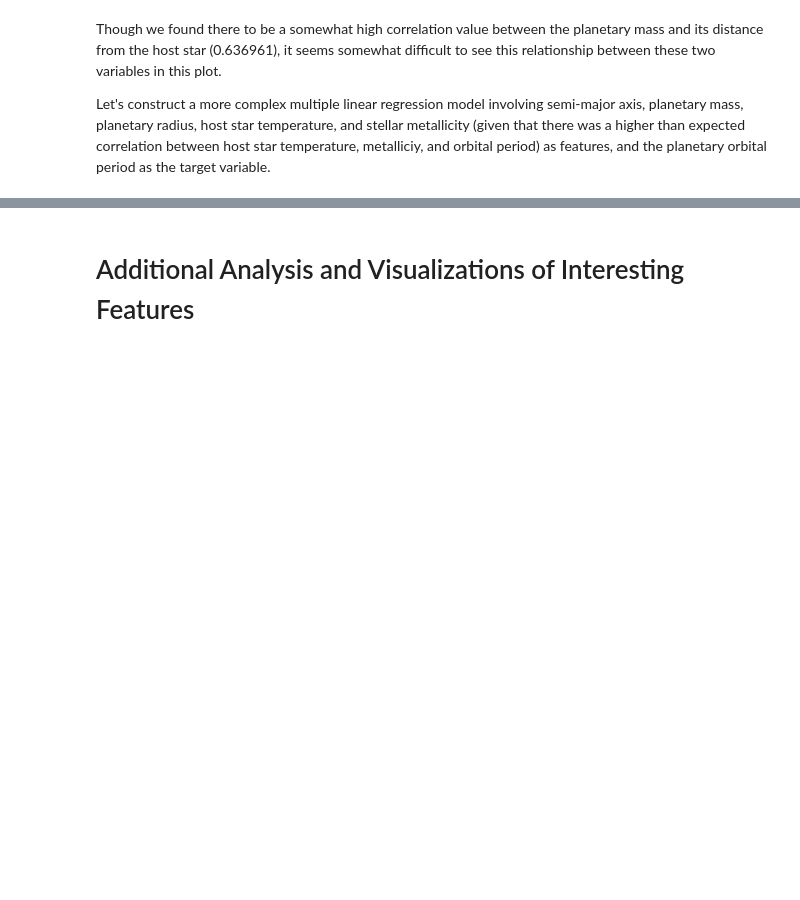
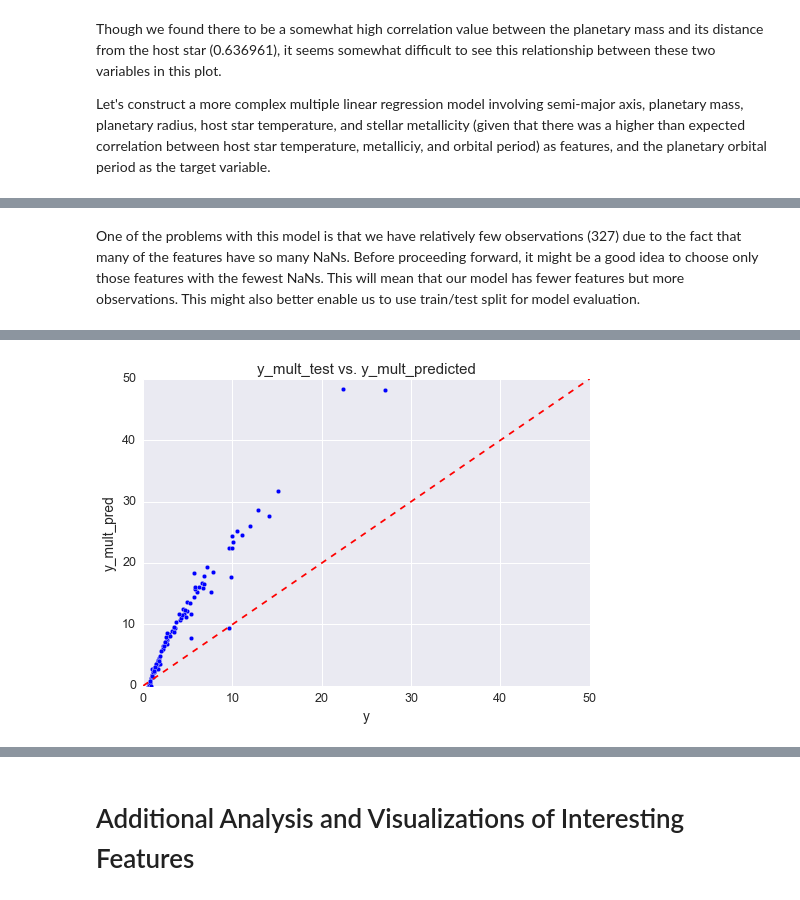
Before and after one commit to markyashar/sf16_ids1_project, a Jupyter notebook: exoplanet_exploration1.ipynb, the cells around one changed output, grey strips where cells are left out. Saved outputs shown, nothing was run; the diff lists cells and outputs as text; code cells hidden in the pictures; blank space fills up the shorter version.

```diff
--- a/exoplanet_exploration1.ipynb
+++ b/exoplanet_exploration1.ipynb
@@ -447,0 +514,66 @@ ValueError: Found arrays with inconsistent numbers of samples: [ 332 3341]
+# %% [markdown]
+One of the problems with this model is that we have relatively few observations (327) due to the fact that many of the features have so many NaNs. Before proceeding forward, it might be a good idea to choose only those features with the fewest NaNs. This will mean that our model has fewer features but more observations. This might also better enable us to use train/test split for model evaluation.
+# %%
+mult_cols = ['SemiMajorAxisAU','HostStarMassSlrMass',
+             'PlanetaryMassJpt','PeriodYears']   # take X to be 6 columns and y to be 1 column
+mult_features = ['SemiMajorAxisAU','HostStarMassSlrMass', 'PlanetaryMassJpt']
+# planetData['PeriodYears']=planetData['PeriodDays']/365.25
+planets_selectedFeatures = planetData[mult_cols].dropna()
+
+
+X_mult = planets_selectedFeatures[mult_features]
+# y_mult = planetData.PeriodYears.dropna()
+y_mult = planets_selectedFeatures['PeriodYears']   # y is the PeriodYears column
+print("Number of observations: ", X_mult.shape[0])
+print("Number of values for the response variable y: ", y_mult.shape[0])
+# print(X_mult.shape)
+# print(y_mult.shape)
+# print(X_mult.head())
+# print(y_mult.head())
+
+X_mult_train, X_mult_test, y_mult_train, y_mult_test = train_test_split(X_mult, y_mult, test_size=0.3, random_state=42)
+# Split arrays or matrices into random train and test subsets
+# -- use random state for debugging purposes
+print("training data size:",X_mult_train.shape)
+print("testing data size:",X_mult_test.shape)
+print ("total data size:", X_mult.shape)
+print("size of y_mult:", y_mult.shape)
+print("size of y_mult_train: ", y_mult_train.shape)
+print("size of y_mult_test: ", y_mult_test.shape)
+
+
+# instantiate and fit like last time
+
+mult_linreg = LinearRegression()
+
+# fit the model
+mult_linreg.fit(X_mult_train, y_mult_train)
+
+# Predict the model
+y_mult_pred=mult_linreg.predict(X_mult_test)
+print(y_mult_pred.shape)
+coeffs = mult_linreg.coef_
+intercept =  mult_linreg.intercept_   # this is the y-intercept, beta_0
+
+# print the coefficients
+print(intercept) # this is beta_0
+print(coeffs)   # we print out 6 coefficients: beta_1, beta_2, beta_3, beta_4, beta_5, beta_6
+
+
+# Get a Score
+
+print("Variance Score: ", mult_linreg.score(X_mult_test,y_mult_test))
+print("R^2 value: ", metrics.r2_score(y_mult_test, y_mult_pred))
+print("RMSE for multiple linear regression model (3 features): ",np.sqrt(metrics.mean_squared_error(y_mult_test, y_mult_pred)))
+
+# Plot y vs y_pred
+
+print("\n This is a blown-up plot of y_mult_test vs. y_mult_pred")
+plt.scatter(y_mult_test, y_mult_pred)
+plt.plot([0,50],[0,50], 'r--')
+plt.xlim(0,50);
+plt.ylim(0,50);
+plt.xlabel('y')
+plt.ylabel('y_mult_pred')
+plt.title('y_mult_test vs. y_mult_predicted');
+# %% [output]
@@ -447,0 +596 @@ ValueError: Found arrays with inconsistent numbers of samples: [ 332 3341]
+[figure, added]
```
Also changed, not shown: parts of 8 cells of this notebook.
